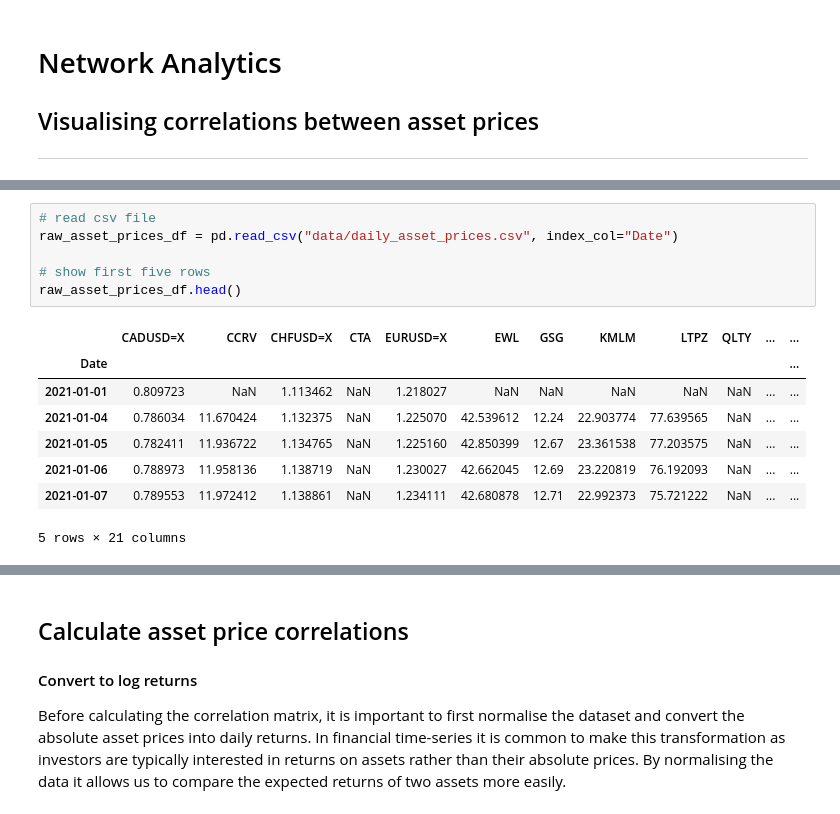
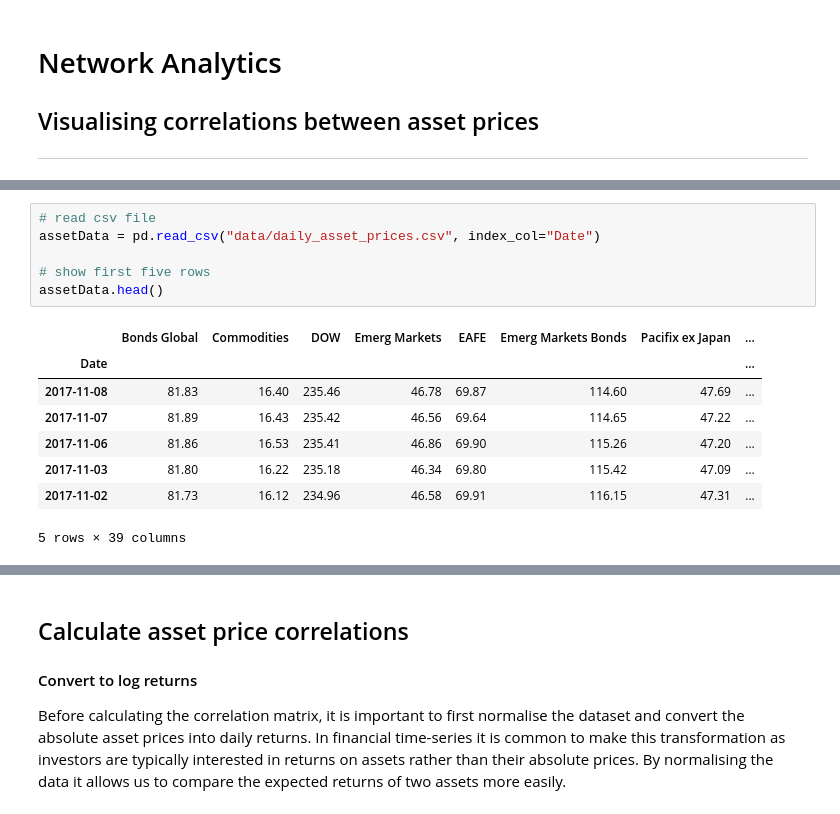
Before and after one commit to melintea/asset_price_correlations, a Jupyter notebook: visualising_stock_correlations.ipynb, the cells around one changed output, grey strips where cells are left out. Drawn from its saved outputs; the diff is of its cells as text.

```diff
--- a/visualising_stock_correlations.ipynb
+++ b/visualising_stock_correlations.ipynb
@@ -73,16 +92,16 @@ For this analysis we will use a dataset containing the daily adjusted closing pr
 # %%
 # read csv file
-raw_asset_prices_df = pd.read_csv("data/daily_asset_prices.csv", index_col="Date")
+assetData = pd.read_csv("data/daily_asset_prices.csv", index_col="Date")
 
 # show first five rows
-raw_asset_prices_df.head()
+assetData.head()
 # %% [output]
-|  | CADUSD=X | CCRV | CHFUSD=X | CTA | EURUSD=X | EWL | GSG | KMLM | LTPZ | QLTY | ... | ... |
-| Date |  |  |  |  |  |  |  |  |  |  |  | ... |
-| 2021-01-01 | 0.809723 | NaN | 1.113462 | NaN | 1.218027 | NaN | NaN | NaN | NaN | NaN | ... | ... |
-| 2021-01-04 | 0.786034 | 11.670424 | 1.132375 | NaN | 1.225070 | 42.539612 | 12.24 | 22.903774 | 77.639565 | NaN | ... | ... |
-| 2021-01-05 | 0.782411 | 11.936722 | 1.134765 | NaN | 1.225160 | 42.850399 | 12.67 | 23.361538 | 77.203575 | NaN | ... | ... |
-| 2021-01-06 | 0.788973 | 11.958136 | 1.138719 | NaN | 1.230027 | 42.662045 | 12.69 | 23.220819 | 76.192093 | NaN | ... | ... |
-| 2021-01-07 | 0.789553 | 11.972412 | 1.138861 | NaN | 1.234111 | 42.680878 | 12.71 | 22.992373 | 75.721222 | NaN | ... | ... |
+|  | Bonds Global | Commodities | DOW | Emerg Markets | EAFE | Emerg Markets Bonds | Pacifix ex Japan | ... |
+| Date |  |  |  |  |  |  |  | ... |
+| 2017-11-08 | 81.83 | 16.40 | 235.46 | 46.78 | 69.87 | 114.60 | 47.69 | ... |
+| 2017-11-07 | 81.89 | 16.43 | 235.42 | 46.56 | 69.64 | 114.65 | 47.22 | ... |
+| 2017-11-06 | 81.86 | 16.53 | 235.41 | 46.86 | 69.90 | 115.26 | 47.20 | ... |
+| 2017-11-03 | 81.80 | 16.22 | 235.18 | 46.34 | 69.80 | 115.42 | 47.09 | ... |
+| 2017-11-02 | 81.73 | 16.12 | 234.96 | 46.58 | 69.91 | 116.15 | 47.31 | ... |
-5 rows × 21 columns
+5 rows × 39 columns
 [interactive output not drawn]
```
Also changed, not shown: parts of 53 cells of this notebook, 5 other files.
